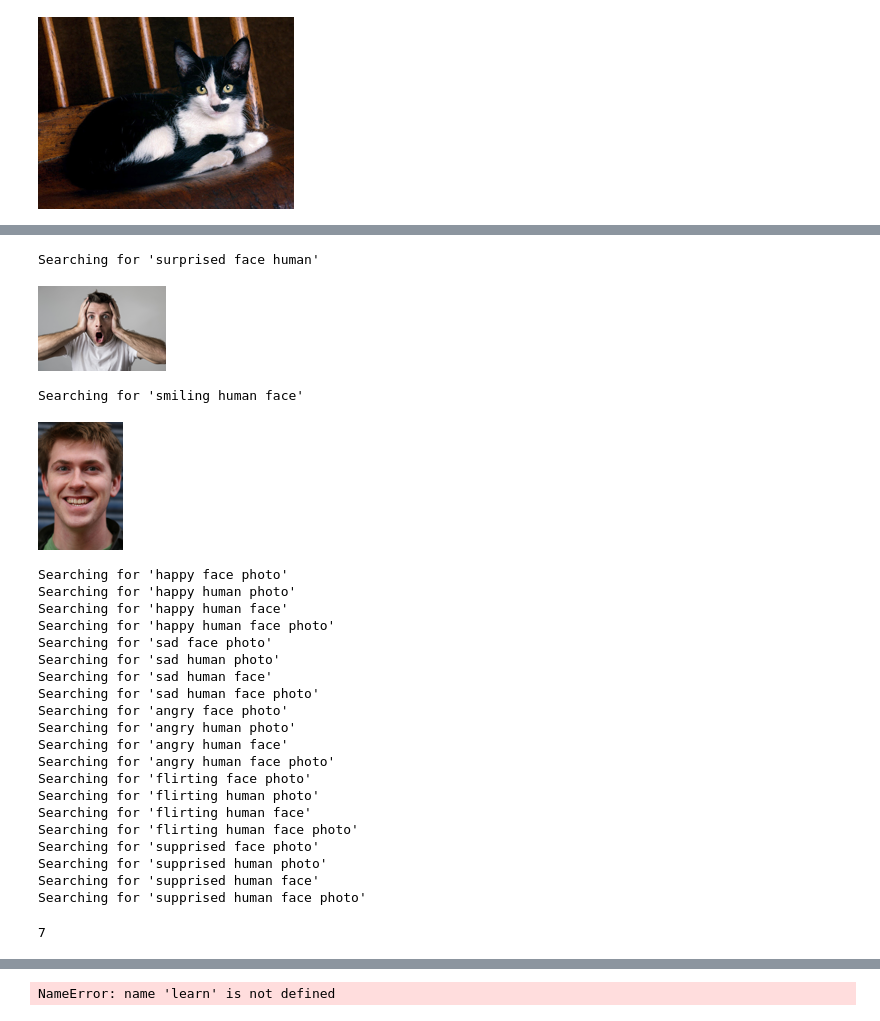
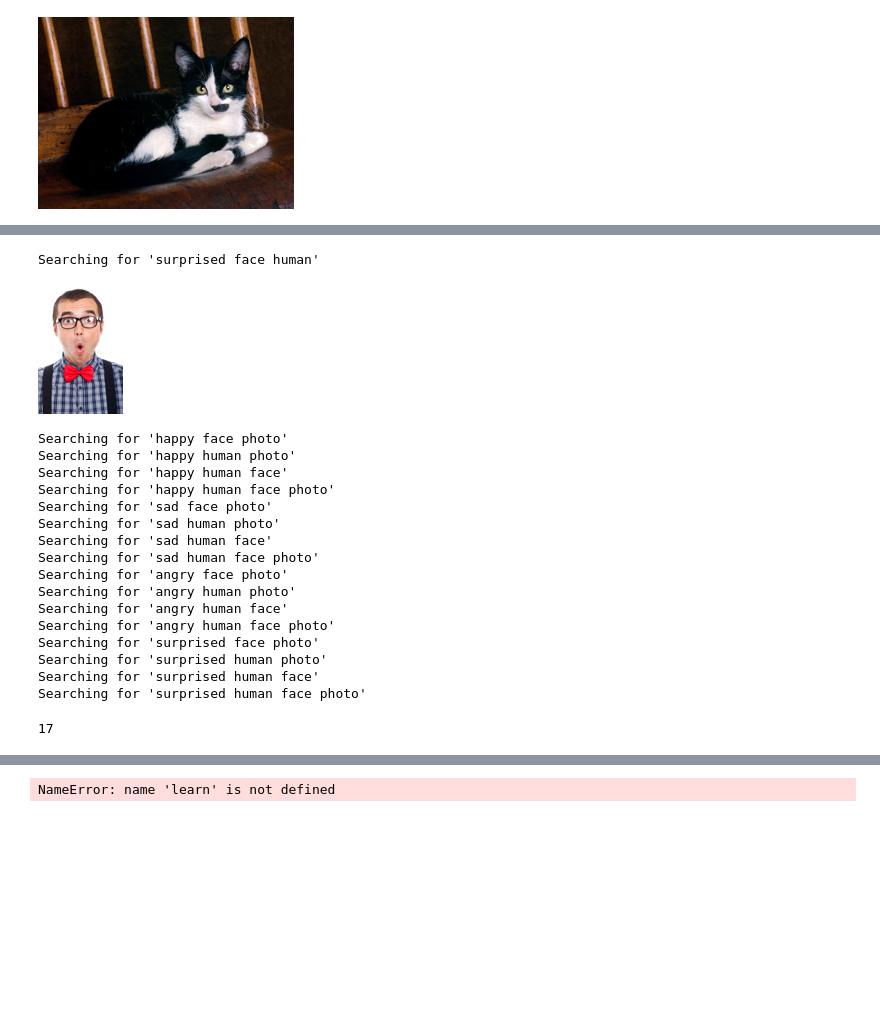
Before and after one commit to januvojta/fast-ai-notebooks, a Jupyter notebook: notebooks/emotion-recognition-notebook.ipynb, the cells around one changed output, grey strips where cells are left out. Saved outputs shown, nothing was run; the diff lists cells and outputs as text; code cells hidden in the pictures; blank space fills up the shorter version.

```diff
--- a/notebooks/emotion-recognition-notebook.ipynb
+++ b/notebooks/emotion-recognition-notebook.ipynb
@@ -21,7 +19,8 @@ from hydra.utils import to_absolute_path as abspath
 with initialize(version_base=None, config_path="../configs"):
     config = compose(config_name="main-config.yaml")
 
-data_path = abspath("../" + config.data.path)
+learning_data_path = abspath("../" + config.data.path)
+t
 model_path = abspath("../" + config.model.path)
 # %%
 #|export
@@ -71,21 +72,15 @@ Searching for 'angry face human'
 # %%
-download_url(search_images('surprised face human', max_images=1)[0], data_path +'/test/surprised.jpg', show_progress=False)
-Image.open(data_path +'/test/surprised.jpg').to_thumb(128,128)
+download_url(search_images('surprised face human', max_images=1)[0], learning_data_path + '/test/surprised.jpg', show_progress=False)
+Image.open(learning_data_path + '/test/surprised.jpg').to_thumb(128, 128)
 # %% [output]
 Searching for 'surprised face human'
-[figure, old version]
+[figure, new version]
-# %%
-download_url(search_images('smiling human face', max_images=1)[0], data_path +'/test/happy.jpg', show_progress=False)
-Image.open(data_path +'/test/happy.jpg').to_thumb(128,128)
-# %% [output]
-Searching for 'smiling human face'
-[figure, removed]
 # %%
-searches = 'happy', 'sad', 'angry', 'suprised'
+searches = 'happy', 'sad', 'angry', 'surprised'
 from time import sleep
 
 for search in searches:
-    dest = f'{data_path}/{search}'
+    dest = f'{learning_data_path}/{search}'
 
     download_images(dest, urls = search_images(f'{search} face photo'))
     sleep(10)
@@ -107,20 +102,16 @@ Searching for 'angry face photo'
 Searching for 'angry human photo'
 Searching for 'angry human face'
 Searching for 'angry human face photo'
-Searching for 'flirting face photo'
-Searching for 'flirting human photo'
-Searching for 'flirting human face'
-Searching for 'flirting human face photo'
-Searching for 'supprised face photo'
-Searching for 'supprised human photo'
-Searching for 'supprised human face'
-Searching for 'supprised human face photo'
+Searching for 'surprised face photo'
+Searching for 'surprised human photo'
+Searching for 'surprised human face'
+Searching for 'surprised human face photo'
 # %%
-failed = verify_images(get_image_files(data_path))
+failed = verify_images(get_image_files(learning_data_path))
 failed.map(Path.unlink)
 len(failed)
 # %% [output]
-7
+17
 # %%
 dls = DataBlock(
     blocks=(ImageBlock, CategoryBlock),
```
Also changed, not shown: parts of 10 cells of this notebook, 17 other files.
